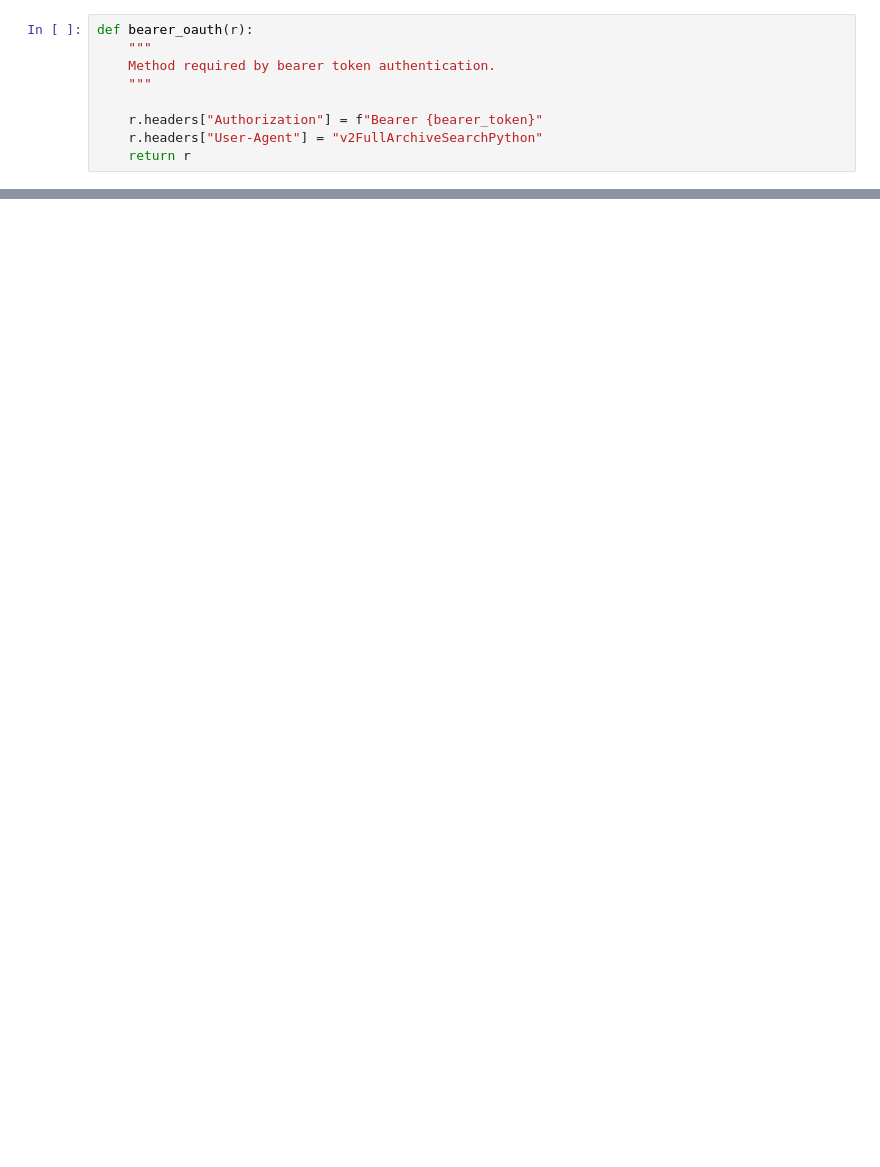
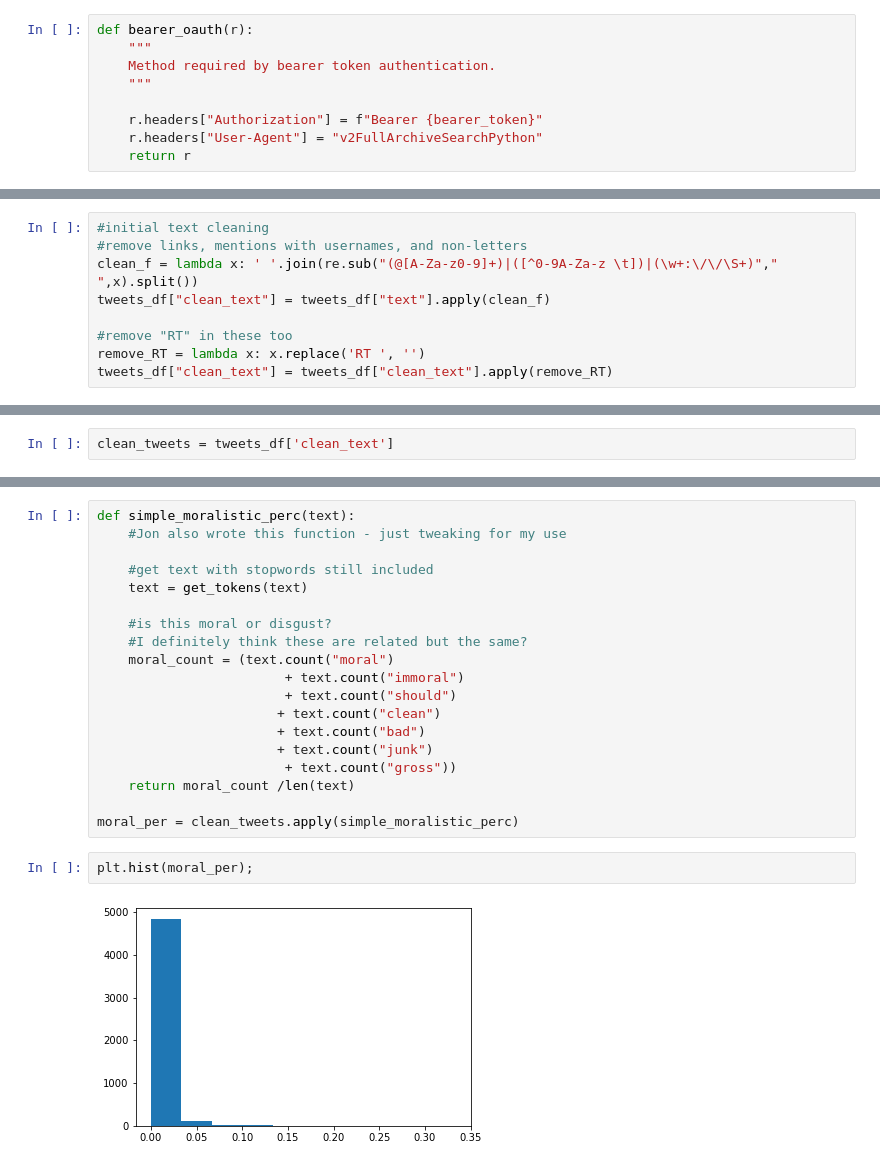
Before and after one commit to JadeBenson/Healthy_Food, a Jupyter notebook: Jade_A2.ipynb, the cells around one changed output, grey strips where cells are left out. Drawn from its saved outputs; the diff is of its cells as text; blank space fills up the shorter version.

```diff
--- a/Jade_A2.ipynb
+++ b/Jade_A2.ipynb
@@ -179,0 +305,9 @@ Now want to look at whether "moralistic" language is being used?
+# %%
+#initial text cleaning
+#remove links, mentions with usernames, and non-letters
+clean_f = lambda x: ' '.join(re.sub("(@[A-Za-z0-9]+)|([^0-9A-Za-z \t])|(\w+:\/\/\S+)"," ",x).split())
+tweets_df["clean_text"] = tweets_df["text"].apply(clean_f)
+
+#remove "RT" in these too
+remove_RT = lambda x: x.replace('RT ', '')
+tweets_df["clean_text"] = tweets_df["clean_text"].apply(remove_RT)
@@ -179,0 +324,2 @@ Now want to look at whether "moralistic" language is being used?
+# %%
+clean_tweets = tweets_df['clean_text']
@@ -179,0 +376,23 @@ Now want to look at whether "moralistic" language is being used?
+# %%
+def simple_moralistic_perc(text):
+    #Jon also wrote this function - just tweaking for my use
+
+    #get text with stopwords still included
+    text = get_tokens(text)
+
+    #is this moral or disgust?
+    #I definitely think these are related but the same?
+    moral_count = (text.count("moral")
+                        + text.count("immoral")
+                        + text.count("should")
+                       + text.count("clean")
+                       + text.count("bad")
+                       + text.count("junk")
+                        + text.count("gross"))
+    return moral_count /len(text)
+
+moral_per = clean_tweets.apply(simple_moralistic_perc)
+# %%
+plt.hist(moral_per);
+# %% [output]
+[figure, added]
```
Also changed, not shown: parts of 48 cells of this notebook.
